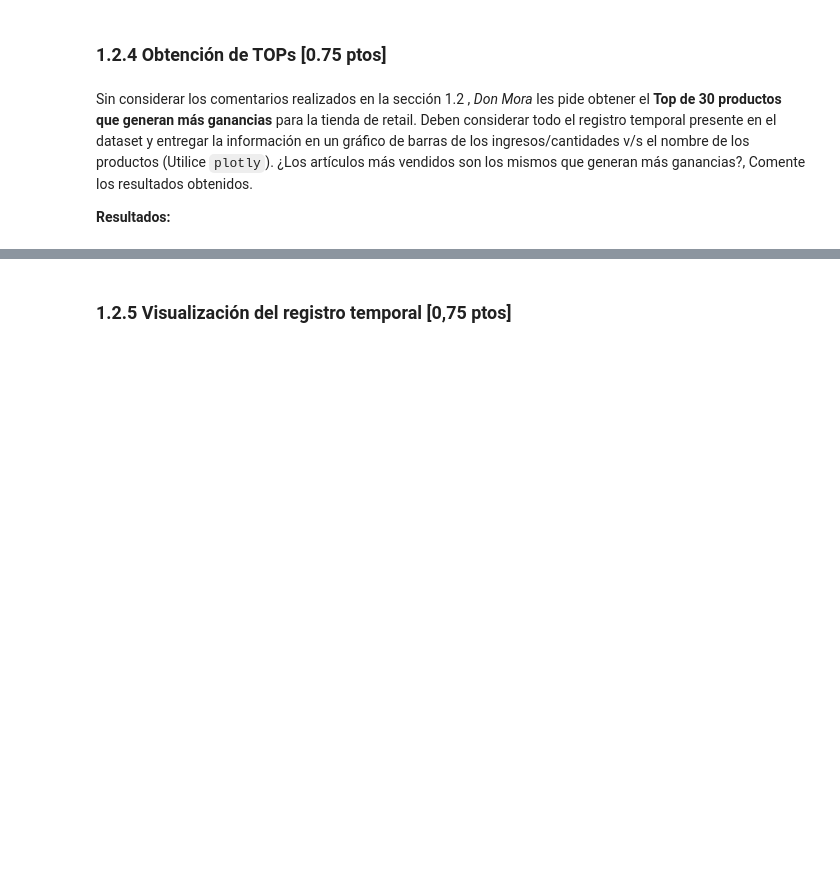
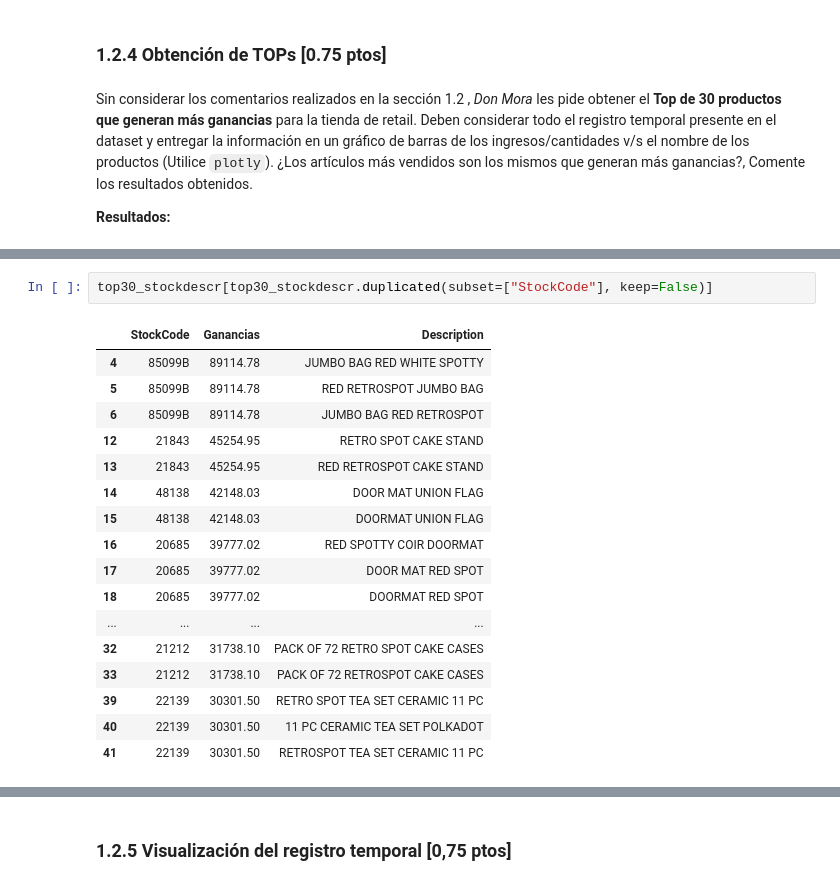
Before and after one commit to mgzotero/MDS7202, a Jupyter notebook: Labs/Lab 6/lab6.ipynb, the cells around one changed output, grey strips where cells are left out. Saved outputs shown, nothing was run; the diff lists cells and outputs as text; blank space fills up the shorter version.

```diff
--- a/Labs/Lab 6/lab6.ipynb
+++ b/Labs/Lab 6/lab6.ipynb
@@ -335,0 +454,20 @@ Sin considerar los comentarios realizados en la sección 1.2 , *Don Mora* les pi
+# %%
+top30_stockdescr[top30_stockdescr.duplicated(subset=["StockCode"], keep=False)]
+# %% [output]
+|  | StockCode | Ganancias | Description |
+| 4 | 85099B | 89114.78 | JUMBO BAG RED WHITE SPOTTY |
+| 5 | 85099B | 89114.78 | RED RETROSPOT JUMBO BAG |
+| 6 | 85099B | 89114.78 | JUMBO BAG RED RETROSPOT |
+| 12 | 21843 | 45254.95 | RETRO SPOT CAKE STAND |
+| 13 | 21843 | 45254.95 | RED RETROSPOT CAKE STAND |
+| 14 | 48138 | 42148.03 | DOOR MAT UNION FLAG |
+| 15 | 48138 | 42148.03 | DOORMAT UNION FLAG |
+| 16 | 20685 | 39777.02 | RED SPOTTY COIR DOORMAT |
+| 17 | 20685 | 39777.02 | DOOR MAT RED SPOT |
+| 18 | 20685 | 39777.02 | DOORMAT RED SPOT |
+| ... | ... | ... | ... |
+| 32 | 21212 | 31738.10 | PACK OF 72 RETRO SPOT CAKE CASES |
+| 33 | 21212 | 31738.10 | PACK OF 72 RETROSPOT CAKE CASES |
+| 39 | 22139 | 30301.50 | RETRO SPOT TEA SET CERAMIC 11 PC |
+| 40 | 22139 | 30301.50 | 11 PC CERAMIC TEA SET POLKADOT |
+| 41 | 22139 | 30301.50 | RETROSPOT TEA SET CERAMIC 11 PC |
```
Also changed, not shown: parts of 25 cells of this notebook.
